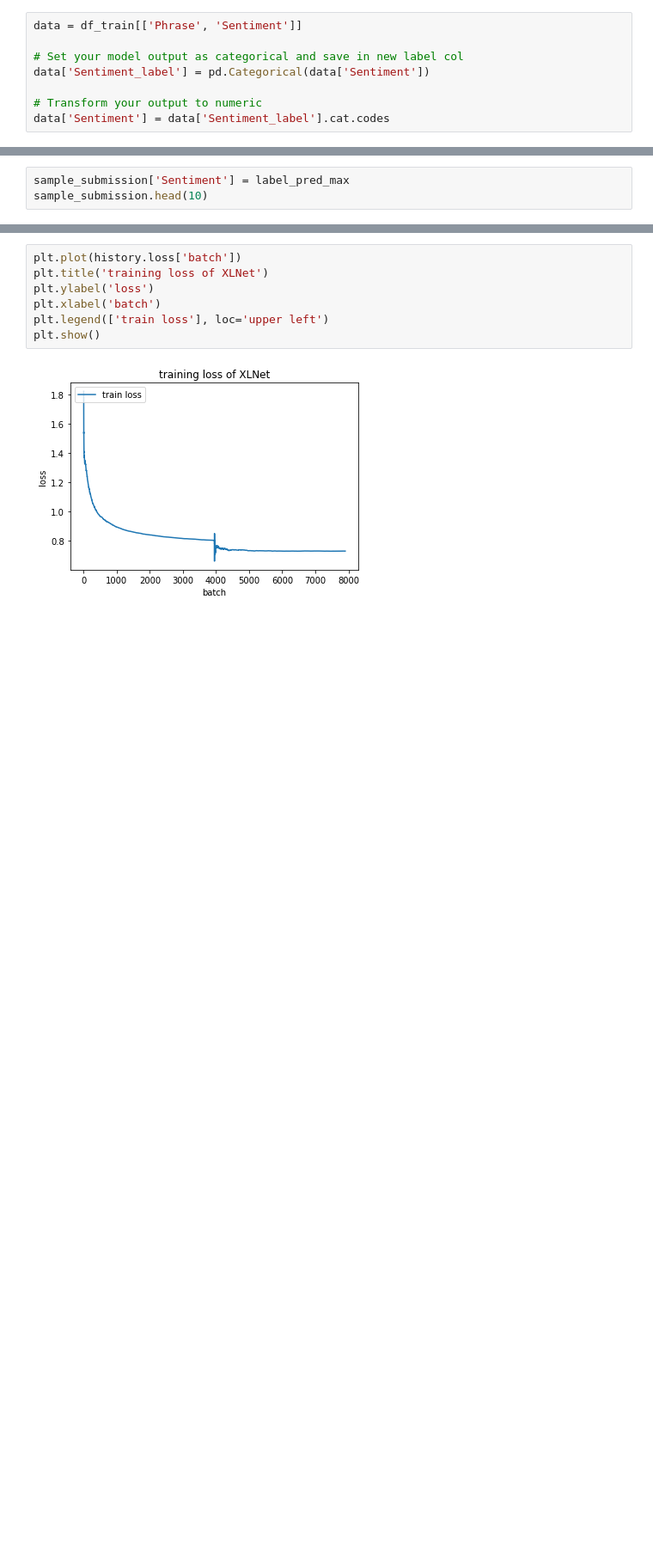
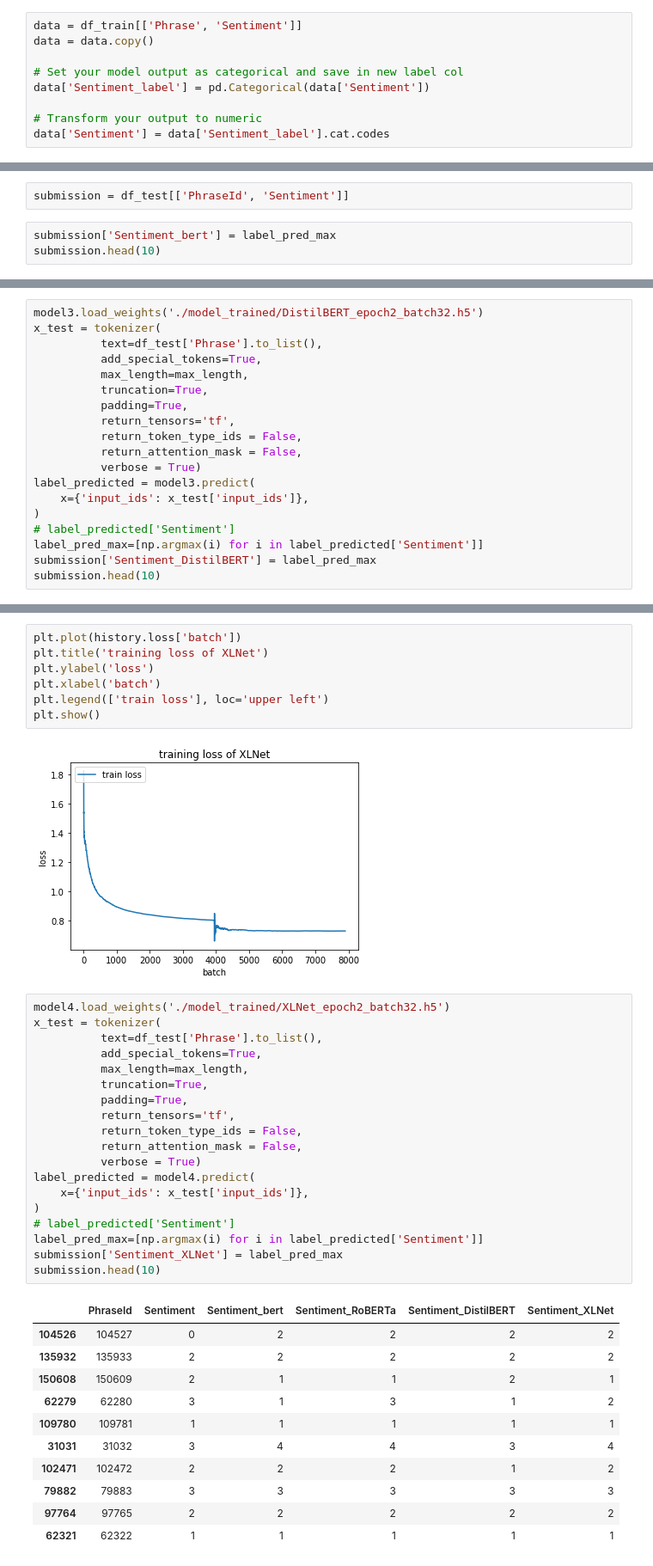
Before and after one commit to wxy12151/AMLSII_21-22_SN21054489, a Jupyter notebook: main.ipynb, the cells around one changed output, grey strips where cells are left out. Shown: that part at 86% size. Cells and saved outputs as stored; diff of their text form; blank space fills up the shorter version.

Commit message:
submission in kaggle format

```diff
--- a/main.ipynb
+++ b/main.ipynb
@@ -232,6 +232,7 @@ from tensorflow.keras.utils import to_categorical
 Now we have to gather from the dataset only the two columns useful for training (Phrase and Sentiment):
 # %%
 data = df_train[['Phrase', 'Sentiment']]
+data = data.copy()
 
 # Set your model output as categorical and save in new label col
 data['Sentiment_label'] = pd.Categorical(data['Sentiment'])
@@ -504,6 +517,8 @@ label_pred_max=[np.argmax(i) for i in label_predicted['Sentiment']]
 # %% [markdown]
 
 ### Submission with pre-trained model:
+# %%
+submission = df_test[['PhraseId', 'Sentiment']]
 # %%
-sample_submission['Sentiment'] = label_pred_max
-sample_submission.head(10)
+submission['Sentiment_bert'] = label_pred_max
+submission.head(10)
@@ -855,3 +923,22 @@ plt.legend(['train loss'], loc='upper left')
 plt.show()
 # %% [output]
 [figure]
+# %%
+model3.load_weights('./model_trained/DistilBERT_epoch2_batch32.h5')
+x_test = tokenizer(
+          text=df_test['Phrase'].to_list(),
+          add_special_tokens=True,
+          max_length=max_length,
+          truncation=True,
+          padding=True,
+          return_tensors='tf',
+          return_token_type_ids = False,
+          return_attention_mask = False,
+          verbose = True)
+label_predicted = model3.predict(
+    x={'input_ids': x_test['input_ids']},
+)
+# label_predicted['Sentiment']
+label_pred_max=[np.argmax(i) for i in label_predicted['Sentiment']]
+submission['Sentiment_DistilBERT'] = label_pred_max
+submission.head(10)
@@ -1016,3 +1120,34 @@ plt.legend(['train loss'], loc='upper left')
 plt.show()
 # %% [output]
 [figure]
+# %%
+model4.load_weights('./model_trained/XLNet_epoch2_batch32.h5')
+x_test = tokenizer(
+          text=df_test['Phrase'].to_list(),
+          add_special_tokens=True,
+          max_length=max_length,
+          truncation=True,
+          padding=True,
+          return_tensors='tf',
+          return_token_type_ids = False,
+          return_attention_mask = False,
+          verbose = True)
+label_predicted = model4.predict(
+    x={'input_ids': x_test['input_ids']},
+)
+# label_predicted['Sentiment']
+label_pred_max=[np.argmax(i) for i in label_predicted['Sentiment']]
+submission['Sentiment_XLNet'] = label_pred_max
+submission.head(10)
+# %% [output]
+|  | PhraseId | Sentiment | Sentiment_bert | Sentiment_RoBERTa | Sentiment_DistilBERT | Sentiment_XLNet |
+| 104526 | 104527 | 0 | 2 | 2 | 2 | 2 |
+| 135932 | 135933 | 2 | 2 | 2 | 2 | 2 |
+| 150608 | 150609 | 2 | 1 | 1 | 2 | 1 |
+| 62279 | 62280 | 3 | 1 | 3 | 1 | 2 |
+| 109780 | 109781 | 1 | 1 | 1 | 1 | 1 |
+| 31031 | 31032 | 3 | 4 | 4 | 3 | 4 |
+| 102471 | 102472 | 2 | 2 | 2 | 1 | 2 |
+| 79882 | 79883 | 3 | 3 | 3 | 3 | 3 |
+| 97764 | 97765 | 2 | 2 | 2 | 2 | 2 |
+| 62321 | 62322 | 1 | 1 | 1 | 1 | 1 |
```
Also changed, not shown: parts of 17 cells of this notebook, 1 other file.
